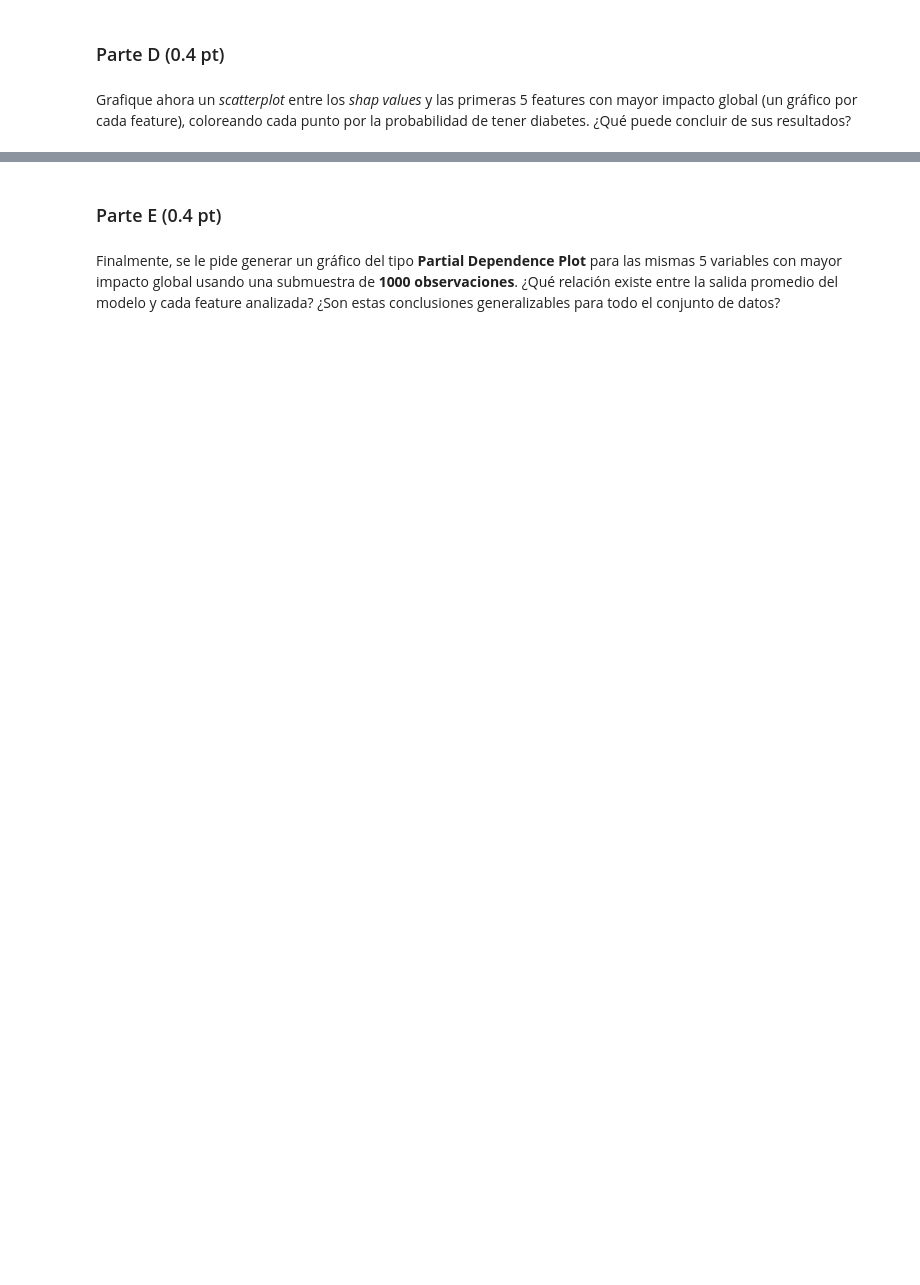
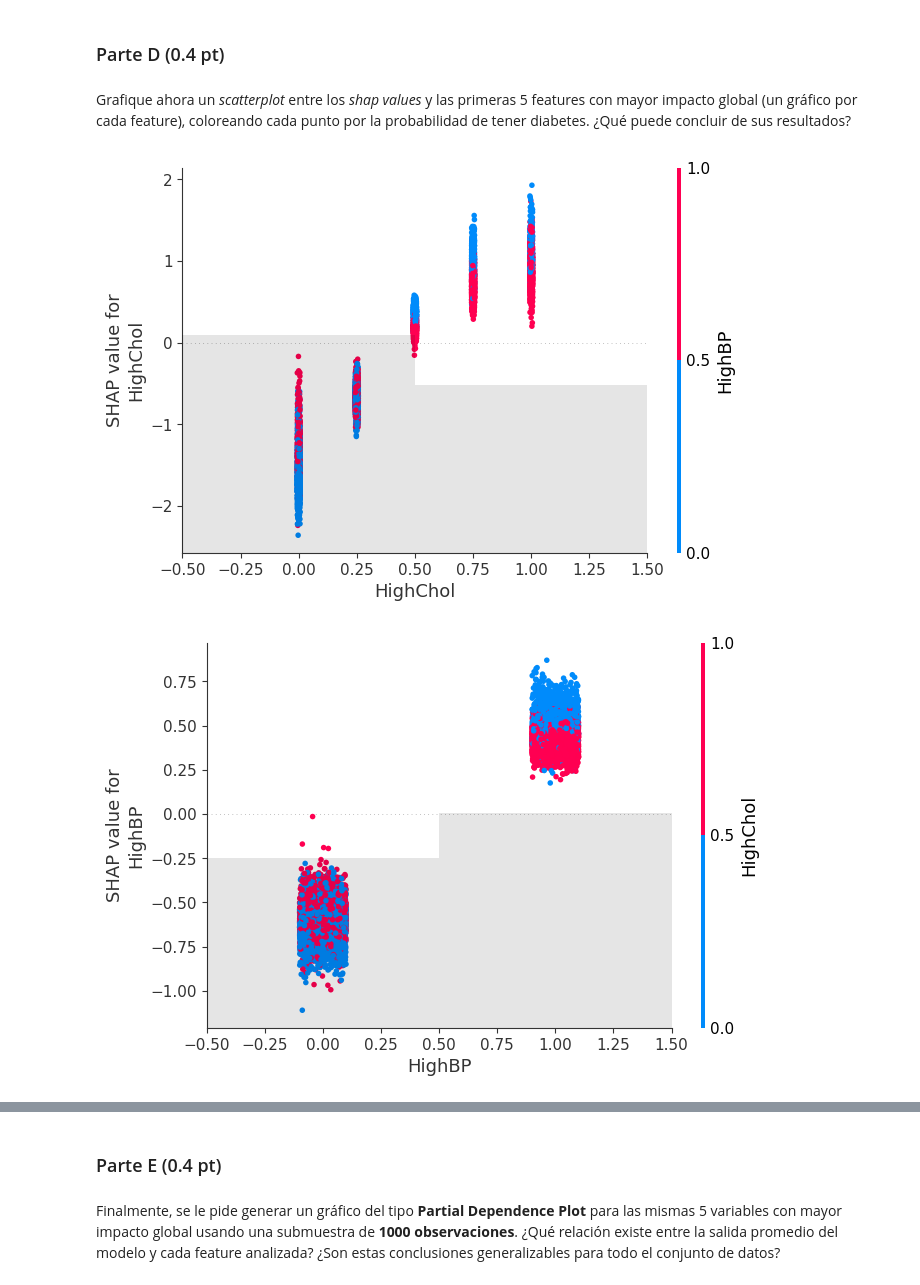
Before and after one commit to raisando/Laboratorio-MDS7202-, a Jupyter notebook: Lab10/Laboratorio 10.ipynb, the cells around one changed output, grey strips where cells are left out. Drawn from its saved outputs; the diff is of its cells as text; code cells hidden in the pictures; blank space fills up the shorter version.

```diff
--- a/Lab10/Laboratorio 10.ipynb
+++ b/Lab10/Laboratorio 10.ipynb
@@ -133,7 +133,7 @@ from sklearn.pipeline import Pipeline
 from sklearn.compose import ColumnTransformer
 from xgboost import XGBClassifier
 
-std_features = [ 'BMI']
+std_features = ['Age', 'BMI']
 minmax_features = ['GenHlth', 'MentHlth', 'PhysHlth']
 
 numeric_transformer = StandardScaler()
@@ -333,7 +337,7 @@ X_new = pd.DataFrame(X_prepr)
 X_new.columns = feature_names
 # %%
 import shap
-clp = model_XGB_trained
+clf = model_XGB_trained
 
-explainer = shap.TreeExplainer(model_XGB_trained)
+explainer = shap.TreeExplainer(clf)
 shap_values = explainer(X_new)
@@ -386,15 +413,15 @@ shap.summary_plot(shap_values, X_new, feature_names=feature_names)
 Grafique ahora un *scatterplot* entre los *shap values* y las primeras 5 features con mayor impacto global (un gráfico por cada feature), coloreando cada punto por la probabilidad de tener diabetes. ¿Qué puede concluir de sus resultados?
 # %%
 # obtenemos los shap values
-shap_values_abs = np.mean(np.abs(shap_values), axis=0)
+shap_values_abs = np.mean(np.abs(shap_values.values), axis=0)
 
 # Obtenemos los nombres ordenados de mayor a menor
 feature_importance_names = X_train.columns[shap_values_abs.argsort()[::-1]]
 
-for name in feature_importance_names[:8]:
-    # Find integer index of 'name' in X_train
-    idx = X_train.columns.get_loc(name)
-
-    # shap.dependence_plot(name, shap_values.values, X)
-    shap.plots.scatter(shap_values[:, idx],
-                       color=shap_values[:, idx], xmin=0)
+for name in feature_importance_names[:5]:
+    #shap.dependence_plot(name, shap_values.values, X)
+    shap.plots.scatter(shap_values[:,name],
+                       color=shap_values, xmin=0)
+# %% [output]
+[figure, added]
+[figure, added]
```
Also changed, not shown: parts of 21 cells of this notebook, 1 other file.
